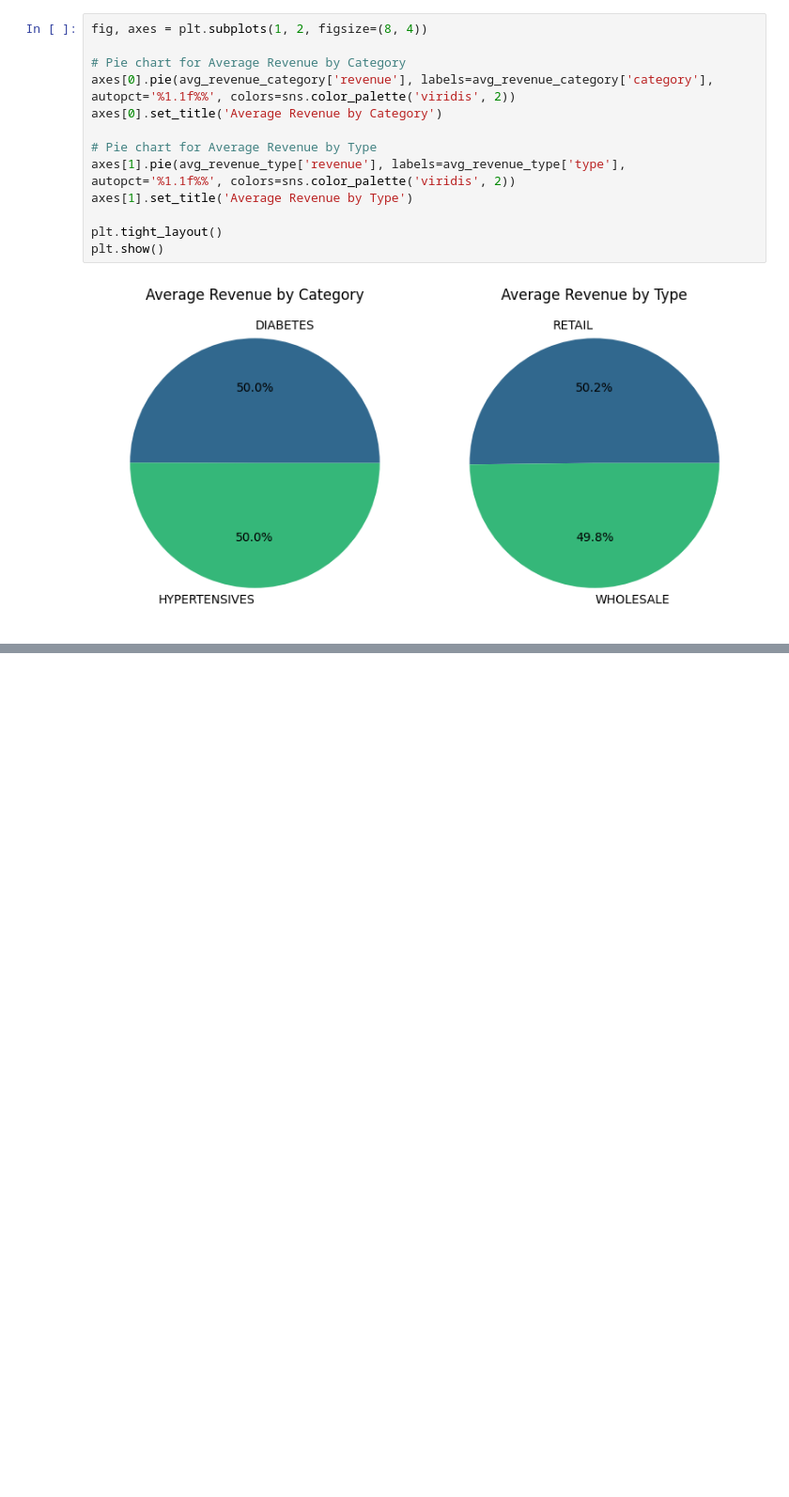
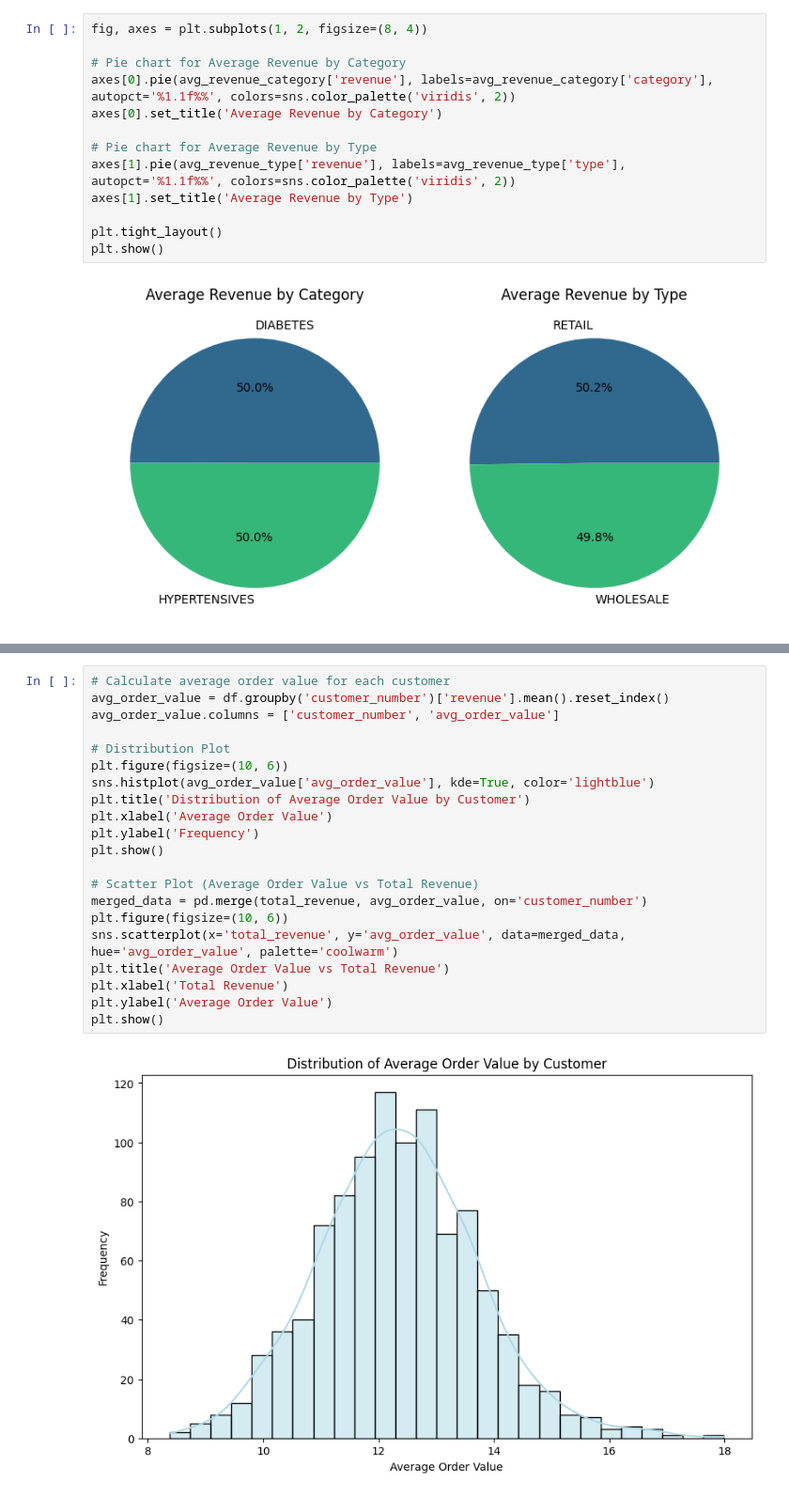
Before and after one commit to naveen-malla/Customer-Segmentation-and-SKU-Forecasting, a Jupyter notebook: customer_segmentation.ipynb, the cells around one changed output, grey strips where cells are left out. Shown at 94% size. Cells and saved outputs as stored; diff of their text form; blank space fills up the shorter version.

```diff
--- a/customer_segmentation.ipynb
+++ b/customer_segmentation.ipynb
@@ -186,0 +234,23 @@ Text(0.5, 1.0, 'Average Revenue by Order Source')
+# %%
+# Calculate average order value for each customer
+avg_order_value = df.groupby('customer_number')['revenue'].mean().reset_index()
+avg_order_value.columns = ['customer_number', 'avg_order_value']
+
+# Distribution Plot
+plt.figure(figsize=(10, 6))
+sns.histplot(avg_order_value['avg_order_value'], kde=True, color='lightblue')
+plt.title('Distribution of Average Order Value by Customer')
+plt.xlabel('Average Order Value')
+plt.ylabel('Frequency')
+plt.show()
+
+# Scatter Plot (Average Order Value vs Total Revenue)
+merged_data = pd.merge(total_revenue, avg_order_value, on='customer_number')
+plt.figure(figsize=(10, 6))
+sns.scatterplot(x='total_revenue', y='avg_order_value', data=merged_data, hue='avg_order_value', palette='coolwarm')
+plt.title('Average Order Value vs Total Revenue')
+plt.xlabel('Total Revenue')
+plt.ylabel('Average Order Value')
+plt.show()
+# %% [output]
+[figure, added]
```
Also changed, not shown: parts of 9 cells of this notebook.
